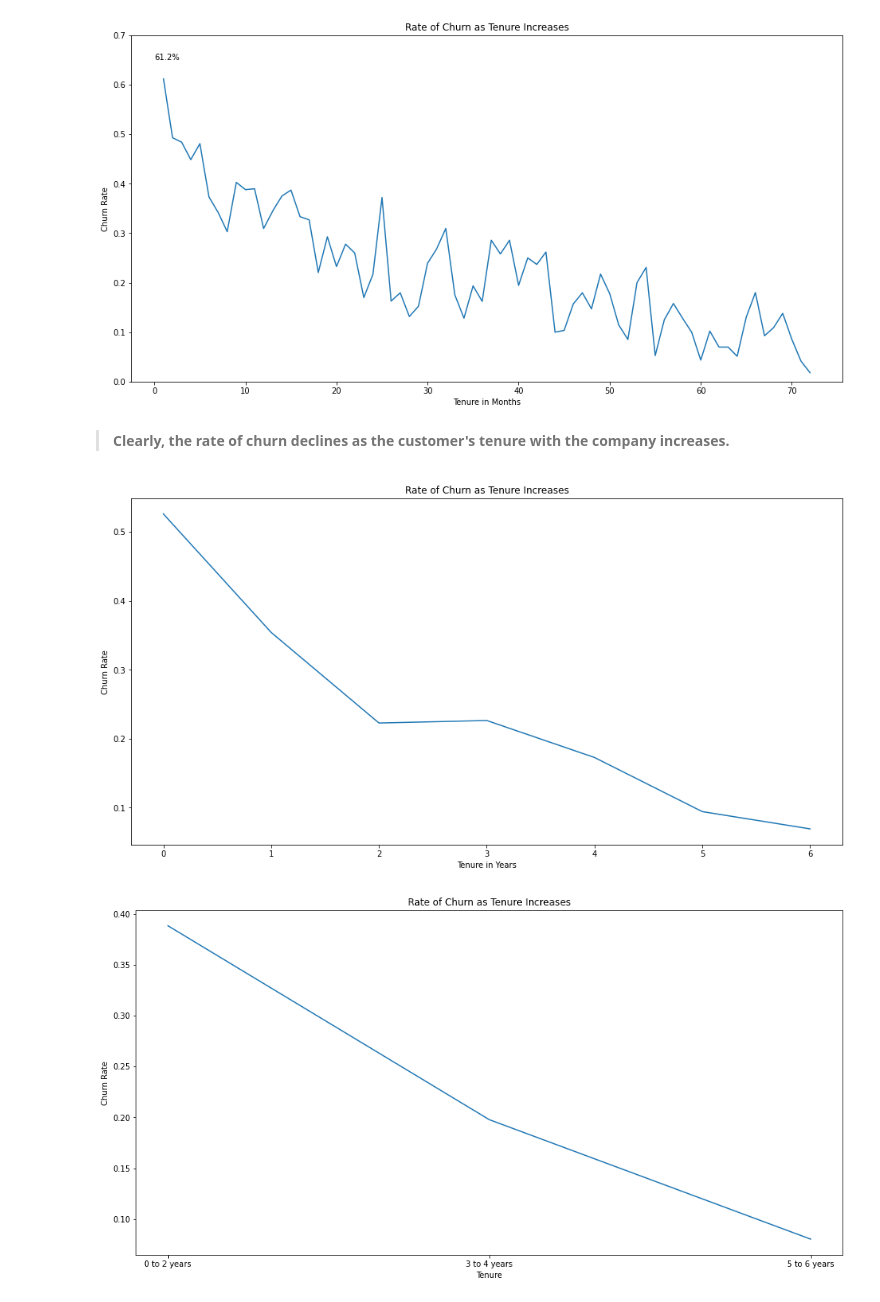
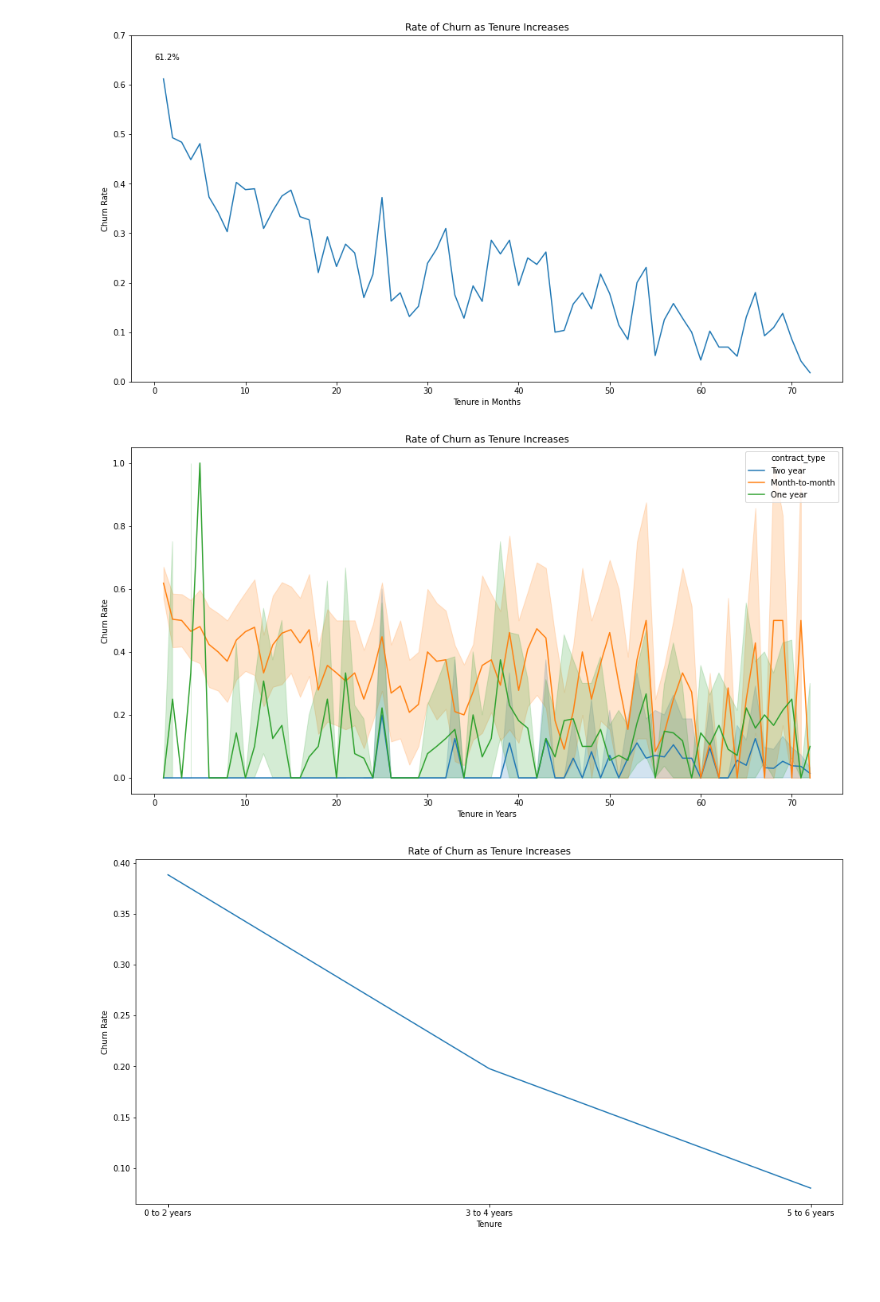
Before and after one commit to hartman-jiang-classification-project/telco-classification-project, a Jupyter notebook: alec_classification_project/alec_exploration.ipynb, the cells around one changed output. Cells and saved outputs as stored; diff of their text form; code cells hidden in the pictures; blank space fills up the shorter version.

```diff
--- a/alec_classification_project/alec_exploration.ipynb
+++ b/alec_classification_project/alec_exploration.ipynb
@@ -87,25 +132,16 @@ plt.ylim(0, .7)
 plt.show()
 # %% [output]
 [figure]
-# %% [markdown]
-> **Clearly, the rate of churn declines as the customer's tenure with the company increases.**
 # %%
-# plotting churn rate by tenure years
-yearly = pd.DataFrame({
-    "tenure": np.sort(train.tenure_years.unique()),
-})
-
-yearly["churn_rate"] = [((train.churn == 1) & (train.tenure_years == n)).sum() / (train.tenure_years == n).sum() for n in yearly.tenure]
-
 plt.figure(figsize=(16, 8))
 
 plt.title("Rate of Churn as Tenure Increases")
-plt.plot(yearly.tenure, yearly.churn_rate)
+sns.lineplot(x=train.tenure, y=train.churn, hue=train.contract_type)
 plt.xlabel("Tenure in Years")
 plt.ylabel("Churn Rate")
 plt.show()
 # %% [output]
-[figure, old version]
+[figure, new version]
 # %%
 # plotting churn rate by tenure years binned
 train["tenure_years_binned"] = pd.cut(train.tenure_years, bins=3, labels=["0 to 2 years", "3 to 4 years", "5 to 6 years"])
```
Also changed, not shown: parts of 34 cells of this notebook, 3 other files.
